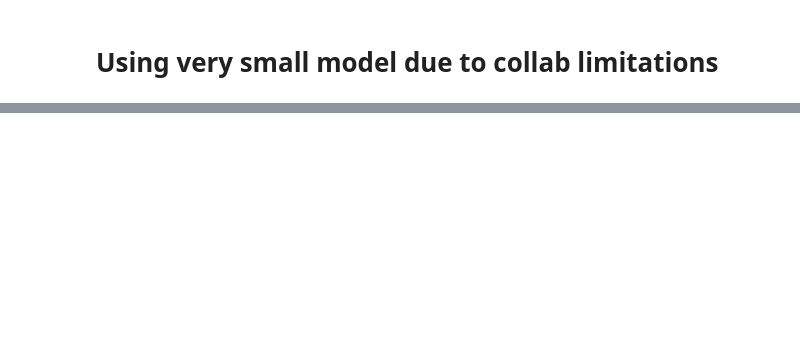
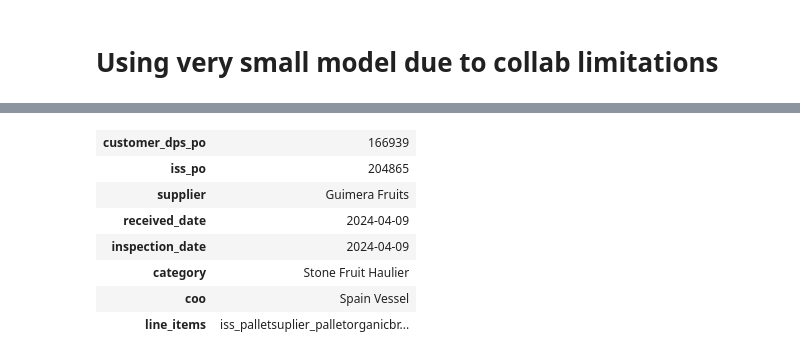
Before and after one commit to Ravikumarchavva/local_ocr, a Jupyter notebook: notebooks/report_extract.ipynb, the cells around one changed output, grey strips where cells are left out. Saved outputs shown, nothing was run; the diff lists cells and outputs as text; code cells hidden in the pictures; blank space fills up the shorter version.

Commit message:
Add image extraction and text parsing functionality for PDF reports

```diff
--- a/notebooks/local_text_extract.ipynb
+++ b/notebooks/report_extract.ipynb
@@ -4,8 +2,8 @@
 # Get pdf
 # %%
 from pathlib import Path
-ROOT_DIR = Path().resolve()
+ROOT_DIR = Path().resolve().parent
 
-pdf_path = ROOT_DIR / "ISS.pdf"
+pdf_path = ROOT_DIR / 'data' / 'pure_pdfs' / "PO166939-204865.pdf"
 # %% [markdown]
 # Extract text
@@ -30,10 +46,17 @@ extracted_text
 # %%
 from transformers import AutoModelForCausalLM, AutoTokenizer
 
+import os
+os.environ["HF_HUB_DISABLE_SYMLINKS_WARNING"] = "1"
+
+
 print("Loading model and tokenizer...")
-model_name = "databricks/dolly-v2-3b"
+model_name = "deepseek-ai/DeepSeek-R1-Distill-Qwen-1.5B"
 model = AutoModelForCausalLM.from_pretrained(model_name, use_cache=True, device_map="auto")
 tokenizer = AutoTokenizer.from_pretrained(model_name, use_fast=True, use_cache=True)
 print("Loaded model and tokenizer")
+
+# reducing model's parameters size
+model = model.half()
 # %% [output]
 Loading model and tokenizer...
@@ -112,0 +64,22 @@ output
+# %%
+from jsonformer.main import Jsonformer
+from jsonformer.format import highlight_values
+import sys
+sys.path.append('..')
+from configs.report_config import qc_report_schema, get_qc_prompt
+
+builder = Jsonformer(
+    model=model,
+    tokenizer=tokenizer,
+    json_schema=qc_report_schema,
+    prompt=get_qc_prompt(text),
+    temperature=0.05,
+    max_array_length=100,
+    max_number_tokens=3072,
+    max_string_token_length=100
+)
+
+print("Generating...")
+output = builder()
+
+highlight_values(output)
@@ -112,0 +105,14 @@ output
+# %%
+from json2html import json2html
+from IPython.display import display, HTML
+response = json2html.convert(output)
+display(HTML(response))
+# %% [output]
+| customer_dps_po | 166939 |
+| iss_po | 204865 |
+| supplier | Guimera Fruits |
+| received_date | 2024-04-09 |
+| inspection_date | 2024-04-09 |
+| category | Stone Fruit Haulier |
+| coo | Spain Vessel |
+| line_items | iss_palletsuplier_palletorganicbr... |
```
Also changed, not shown: parts of 7 cells of this notebook, 48 other files.
